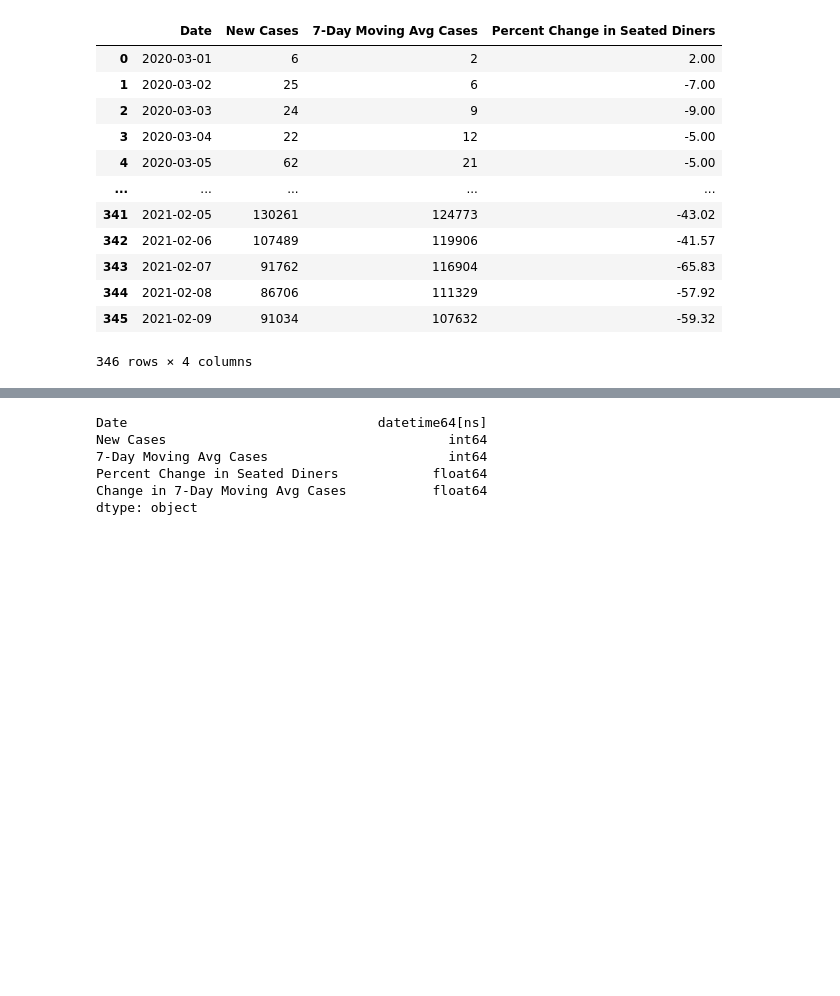
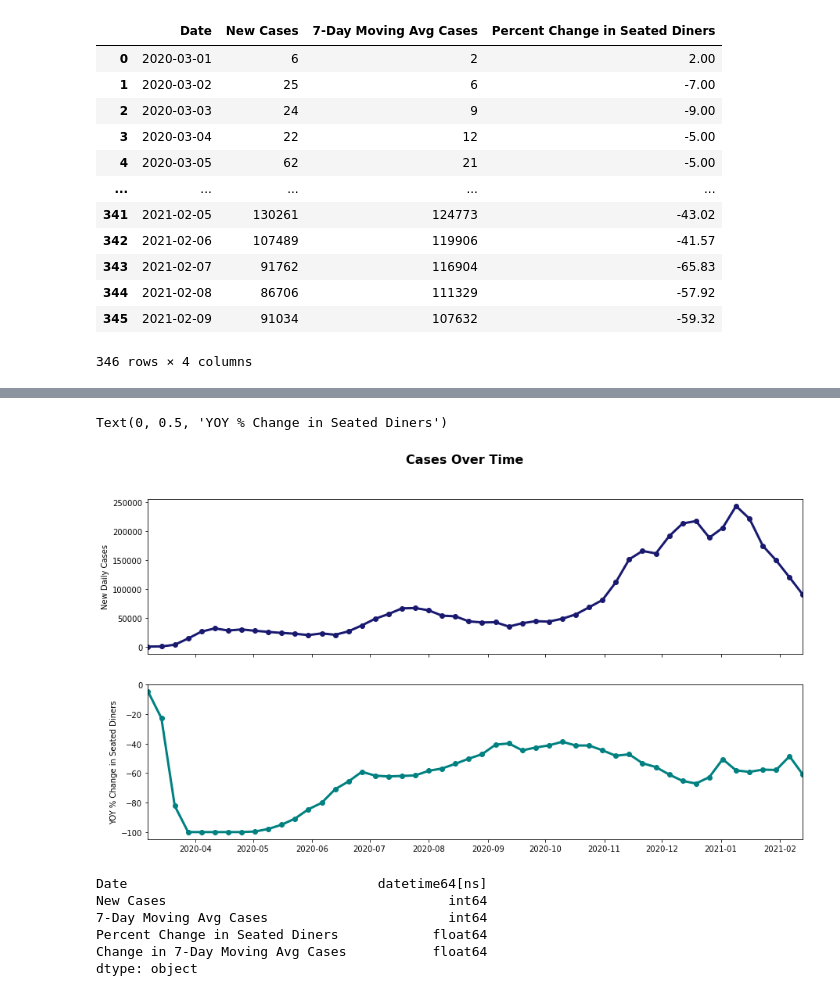
Before and after one commit to apatnoe/Project-1, a Jupyter notebook: OpenTable_Analysis.ipynb, the cells around one changed output, grey strips where cells are left out. Cells and saved outputs as stored; diff of their text form; code cells hidden in the pictures; blank space fills up the shorter version.

```diff
--- a/OpenTable_Analysis.ipynb
+++ b/OpenTable_Analysis.ipynb
@@ -218,4 +230,28 @@ grouped_weeks = week_df.groupby(['Week']).mean()
 grouped_weeks.to_csv("../Output/Weekly Cases and Dining Data.csv")
+# %%
+# create visuals with weekly data to remove some of the DOW volatility
+grouped_weeks.reset_index(level=0, inplace=True)
+
+# create variables for data lists
+cases = grouped_weeks['New Cases']
+date =  grouped_weeks['Week']
+diners = grouped_weeks['Percent Change in Seated Diners']
+
+# Generate a facet plot of all 3 figures
+fig, (ax1, ax2) = plt.subplots(2, sharex=True, figsize=(15, 8))
+fig.suptitle("Cases Over Time", fontsize=16, fontweight="bold")
+
+ax1.set_xlim(min(date), max(date))
+ax1.plot(date, cases, linewidth=3,marker="o",color = 'midnightblue')
+#ax1.plot(date, vc_fit, "b--", linewidth=1)
+ax1.set_ylabel("New Daily Cases")
+
+ax2.plot(date, diners, linewidth=3, marker="o", color="teal")
+#ax2.plot(year, m_fit, "r--", linewidth=1)
+ax2.set_ylabel("YOY % Change in Seated Diners")
+# %% [output]
+Text(0, 0.5, 'YOY % Change in Seated Diners')
+[figure, added]
 # %%
 # create measures/columns to show trends for both metrics
 
```
Also changed, not shown: parts of 9 cells of this notebook.
